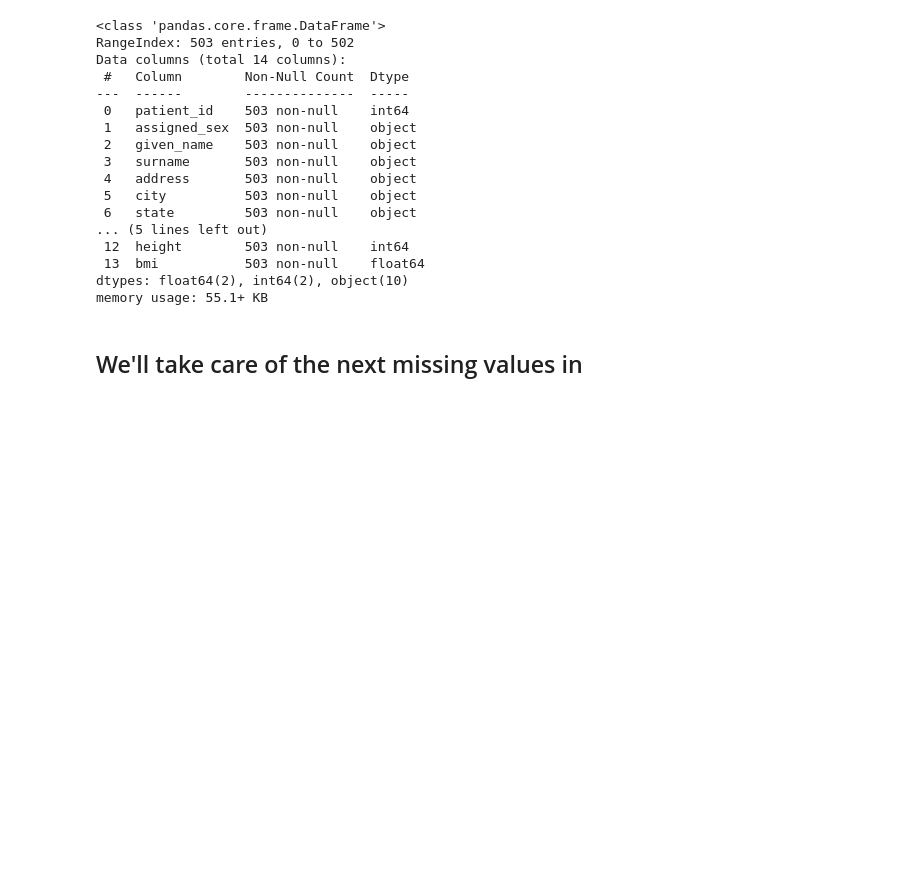
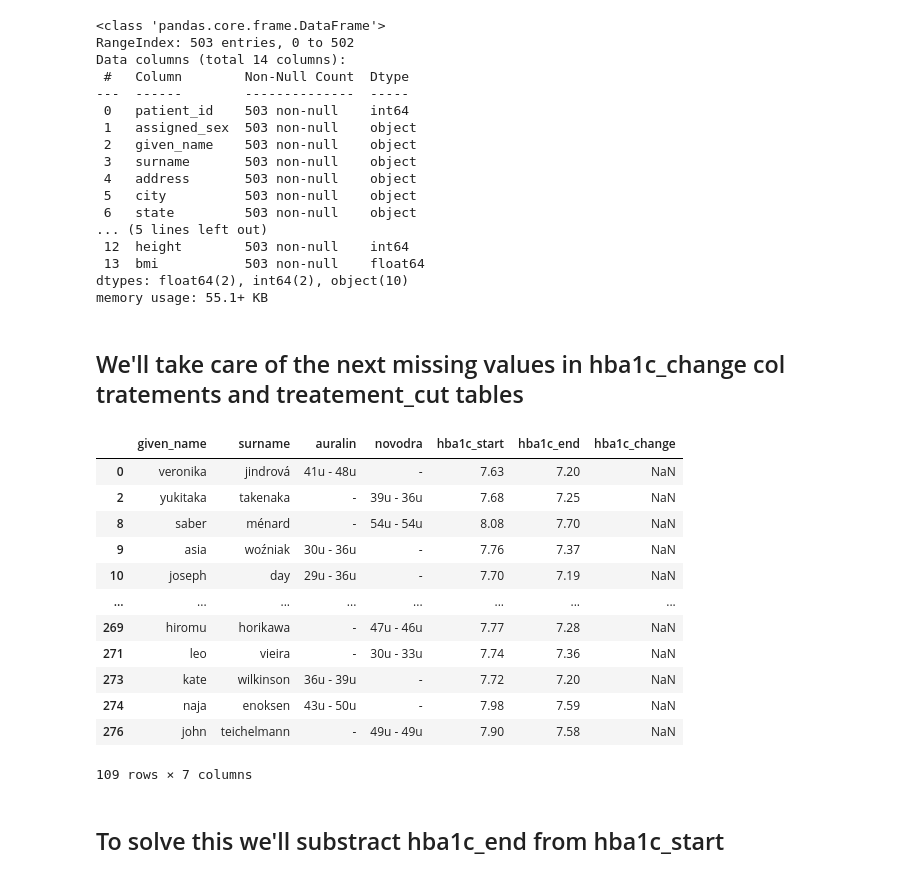
Before and after one commit to sourabhms66/data_analysis_process, a Jupyter notebook: session_28_data_accessing_and_cleaning.ipynb, the cells around one changed output. Cells and saved outputs as stored; diff of their text form; code cells hidden in the pictures; blank space fills up the shorter version.

```diff
--- a/session_28_data_accessing_and_cleaning.ipynb
+++ b/session_28_data_accessing_and_cleaning.ipynb
@@ -767,4 +767,22 @@ Data columns (total 14 columns):
 dtypes: float64(2), int64(2), object(10)
 memory usage: 55.1+ KB
 # %% [markdown]
-## We'll take care of the next missing values in
+## We'll take care of the next missing values in hba1c_change col tratements and treatement_cut tables
+# %%
+treatments.query("hba1c_change.isnull() == True")
+# %% [output]
+|  | given_name | surname | auralin | novodra | hba1c_start | hba1c_end | hba1c_change |
+| 0 | veronika | jindrová | 41u - 48u | - | 7.63 | 7.20 | NaN |
+| 2 | yukitaka | takenaka | - | 39u - 36u | 7.68 | 7.25 | NaN |
+| 8 | saber | ménard | - | 54u - 54u | 8.08 | 7.70 | NaN |
+| 9 | asia | woźniak | 30u - 36u | - | 7.76 | 7.37 | NaN |
+| 10 | joseph | day | 29u - 36u | - | 7.70 | 7.19 | NaN |
+| ... | ... | ... | ... | ... | ... | ... | ... |
+| 269 | hiromu | horikawa | - | 47u - 46u | 7.77 | 7.28 | NaN |
+| 271 | leo | vieira | - | 30u - 33u | 7.74 | 7.36 | NaN |
+| 273 | kate | wilkinson | 36u - 39u | - | 7.72 | 7.20 | NaN |
+| 274 | naja | enoksen | 43u - 50u | - | 7.98 | 7.59 | NaN |
+| 276 | john | teichelmann | - | 49u - 49u | 7.90 | 7.58 | NaN |
+109 rows × 7 columns
+# %% [markdown]
+## To solve this we'll substract hba1c_end from hba1c_start
```
Also changed, not shown: parts of 7 cells of this notebook, 1 other file.
